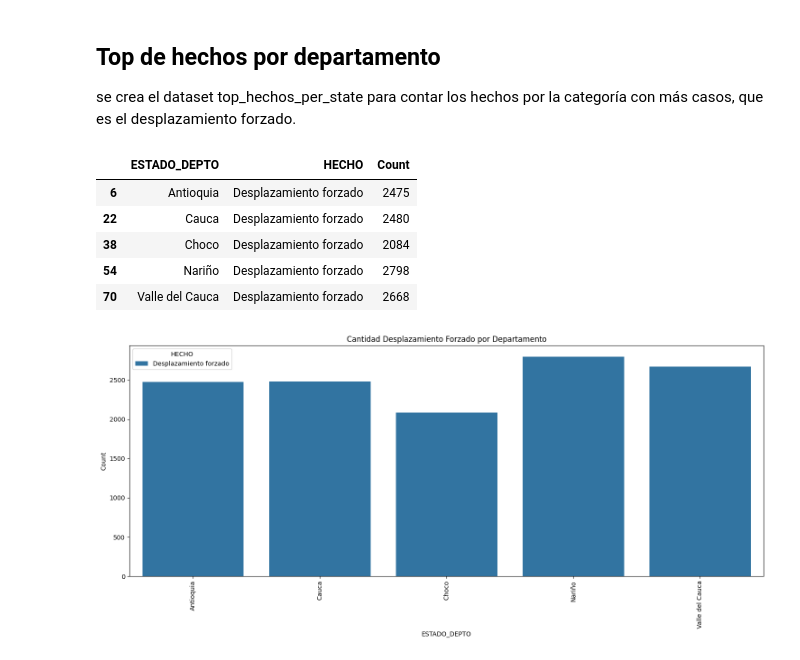
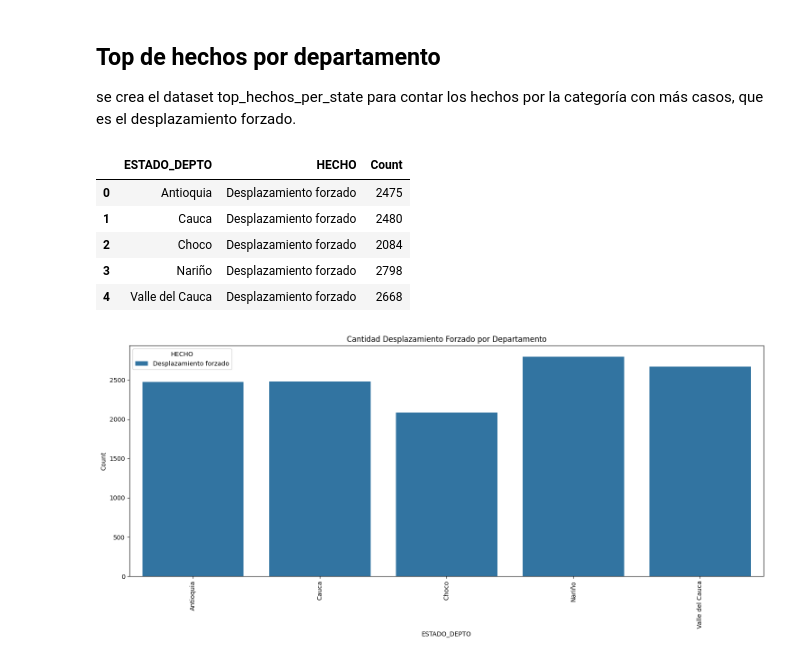
Before and after one commit to oviedokaren19/bc_G3_analisis_victimas, a Jupyter notebook: rama_nueva/sprint2.ipynb, the cells around one changed output. Cells and saved outputs as stored; diff of their text form; code cells hidden in the pictures.

```diff
--- a/rama_nueva/sprint2.ipynb
+++ b/rama_nueva/sprint2.ipynb
@@ -152,15 +152,18 @@ display(hecho_counts_2.head())
 
 se crea el dataset top_hechos_per_state para contar los hechos por la categoría con más casos, que es el desplazamiento forzado.
 # %%
-top_hechos_per_state_2 = hecho_counts_2.loc[hecho_counts_2.groupby('ESTADO_DEPTO')['Count'].idxmax()]
+# top_hechos_per_state_2 = hecho_counts_2.loc[hecho_counts_2.groupby('ESTADO_DEPTO')['Count'].idxmax()]
+# display(top_hechos_per_state_2)
+
+top_hechos_per_state_2 = hecho_counts_2.loc[hecho_counts_2.groupby('ESTADO_DEPTO')['Count'].idxmax()].reset_index(drop=True)
 display(top_hechos_per_state_2)
 # %% [output]
 |  | ESTADO_DEPTO | HECHO | Count |
-| 6 | Antioquia | Desplazamiento forzado | 2475 |
-| 22 | Cauca | Desplazamiento forzado | 2480 |
-| 38 | Choco | Desplazamiento forzado | 2084 |
-| 54 | Nariño | Desplazamiento forzado | 2798 |
-| 70 | Valle del Cauca | Desplazamiento forzado | 2668 |
+| 0 | Antioquia | Desplazamiento forzado | 2475 |
+| 1 | Cauca | Desplazamiento forzado | 2480 |
+| 2 | Choco | Desplazamiento forzado | 2084 |
+| 3 | Nariño | Desplazamiento forzado | 2798 |
+| 4 | Valle del Cauca | Desplazamiento forzado | 2668 |
 # %%
 plt.figure(figsize=(15, 7))
 sns.barplot(x='ESTADO_DEPTO', y='Count', hue='HECHO', data=top_hechos_per_state_2)
```
Also changed, not shown: parts of 2 cells of this notebook.
